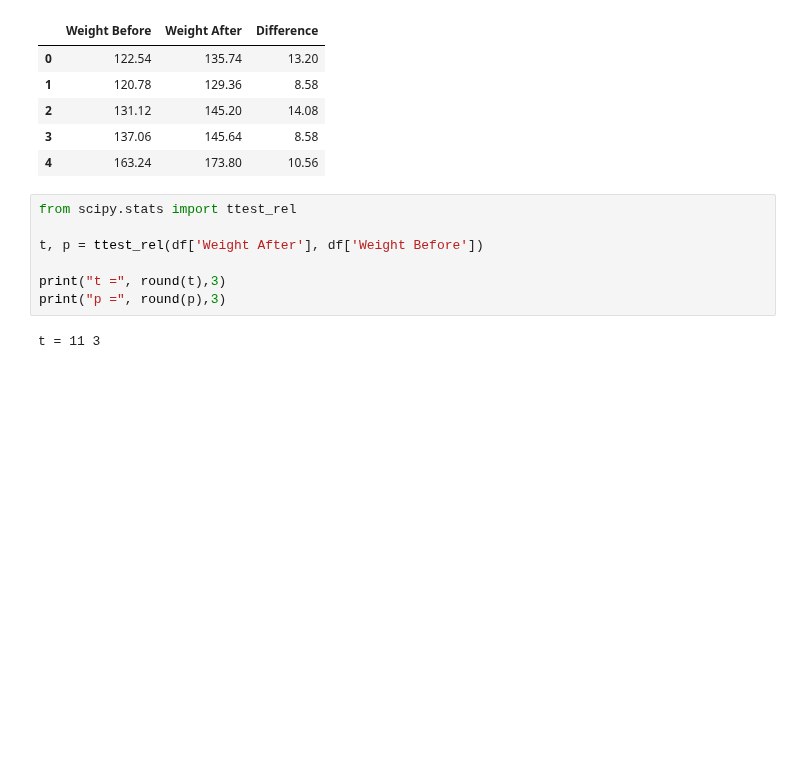
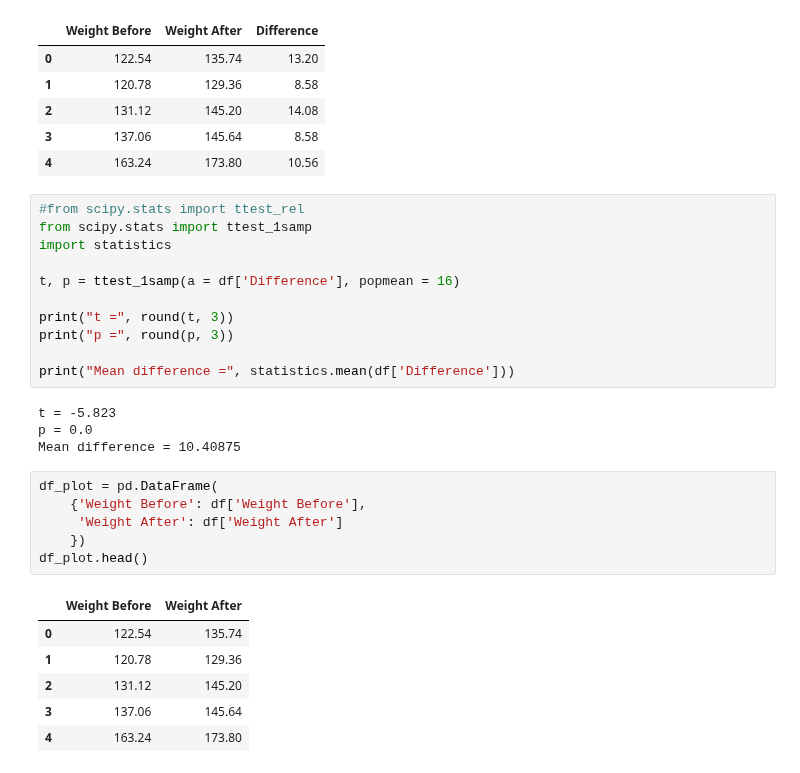
Before and after one commit to ethanweed/ExPsyLing, a Jupyter notebook: 2021/Notebooks/Lab_08_t-tests-solutions.ipynb, the cells around one changed output. Drawn from its saved outputs; the diff is of its cells as text; blank space fills up the shorter version.

```diff
--- a/2021/Notebooks/Lab_08_t-tests-solutions.ipynb
+++ b/2021/Notebooks/Lab_08_t-tests-solutions.ipynb
@@ -291,11 +307,30 @@ df.head()
 | 3 | 137.06 | 145.64 | 8.58 |
 | 4 | 163.24 | 173.80 | 10.56 |
 # %%
-from scipy.stats import ttest_rel
+#from scipy.stats import ttest_rel
+from scipy.stats import ttest_1samp
+import statistics
 
-t, p = ttest_rel(df['Weight After'], df['Weight Before'])
+t, p = ttest_1samp(a = df['Difference'], popmean = 16)
 
-print("t =", round(t),3)
-print("p =", round(p),3)
+print("t =", round(t, 3))
+print("p =", round(p, 3))
+
+print("Mean difference =", statistics.mean(df['Difference']))
 # %% [output]
-t = 11 3
+t = -5.823
+p = 0.0
+Mean difference = 10.40875
+# %%
+df_plot = pd.DataFrame(
+    {'Weight Before': df['Weight Before'],
+     'Weight After': df['Weight After']
+    })
+df_plot.head()
+# %% [output]
+|  | Weight Before | Weight After |
+| 0 | 122.54 | 135.74 |
+| 1 | 120.78 | 129.36 |
+| 2 | 131.12 | 145.20 |
+| 3 | 137.06 | 145.64 |
+| 4 | 163.24 | 173.80 |
```
Also changed, not shown: parts of 8 cells of this notebook, 12 other files.
